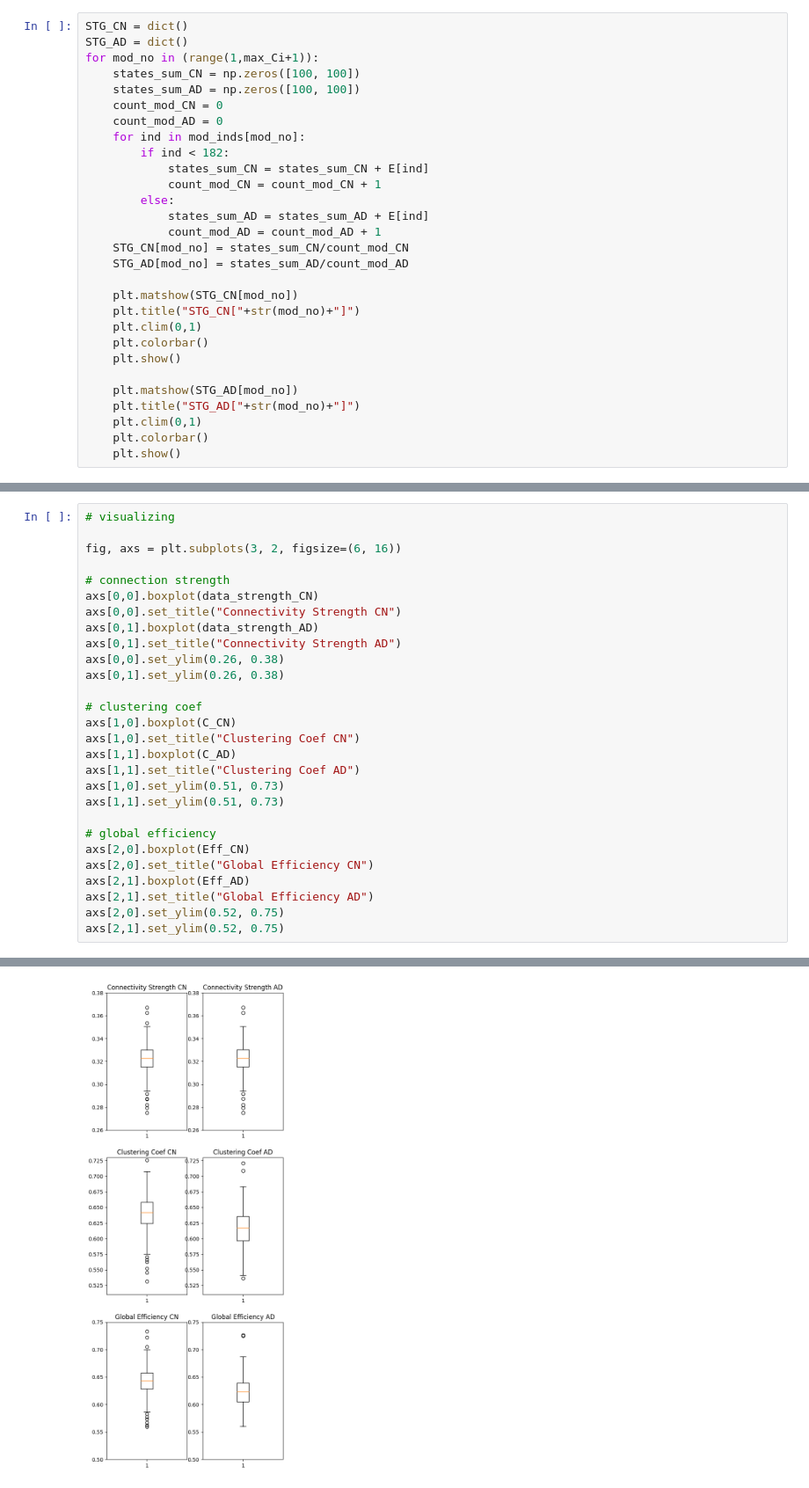
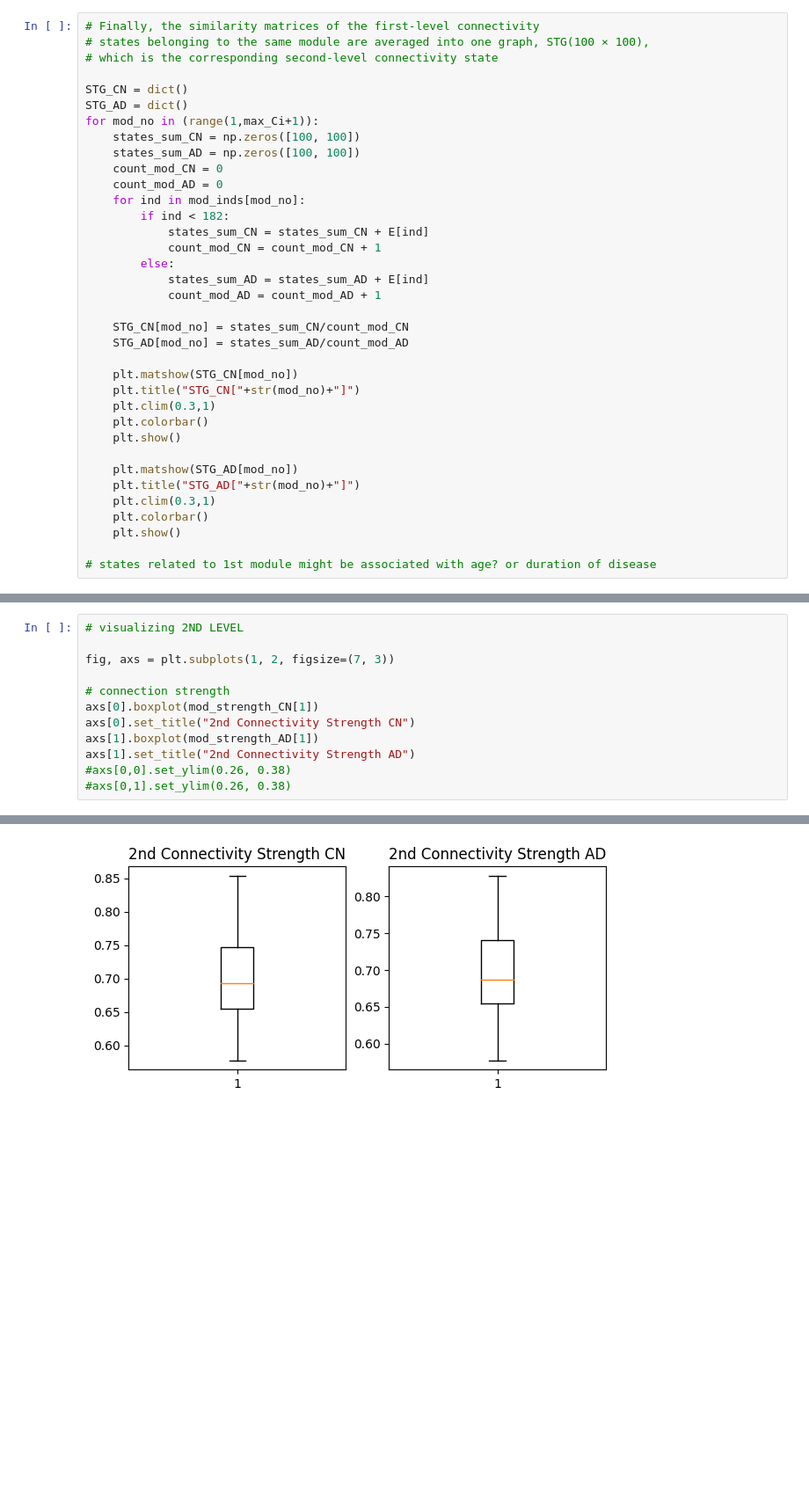
Before and after one commit to mar-le-ne/dFC, a Jupyter notebook: second_level_analysis.ipynb, the cells around one changed output, grey strips where cells are left out. Shown at 88% size. Cells and saved outputs as stored; diff of their text form; blank space fills up the shorter version.

```diff
--- a/second_level_analysis.ipynb
+++ b/second_level_analysis.ipynb
@@ -107,4 +126,8 @@ plt.show()
 # %%
+# Finally, the similarity matrices of the first-level connectivity
+# states belonging to the same module are averaged into one graph, STG(100 × 100),
+# which is the corresponding second-level connectivity state
+
 STG_CN = dict()
 STG_AD = dict()
 for mod_no in (range(1,max_Ci+1)):
@@ -119,18 +142,21 @@ for mod_no in (range(1,max_Ci+1)):
         else:
             states_sum_AD = states_sum_AD + E[ind]
             count_mod_AD = count_mod_AD + 1
+
     STG_CN[mod_no] = states_sum_CN/count_mod_CN
     STG_AD[mod_no] = states_sum_AD/count_mod_AD
 
     plt.matshow(STG_CN[mod_no])
     plt.title("STG_CN["+str(mod_no)+"]")
-    plt.clim(0,1)
+    plt.clim(0.3,1)
     plt.colorbar()
     plt.show()
 
     plt.matshow(STG_AD[mod_no])
     plt.title("STG_AD["+str(mod_no)+"]")
-    plt.clim(0,1)
+    plt.clim(0.3,1)
     plt.colorbar()
     plt.show()
+
+# states related to 1st module might be associated with age? or duration of disease
 # %% [output]
@@ -255,29 +347,13 @@ Eff_AD = pd.read_csv("./outputs/efficiency/first_level_states_Eff_AD.csv")
 # %%
-# visualizing
+# visualizing 2ND LEVEL
 
-fig, axs = plt.subplots(3, 2, figsize=(6, 16))
+fig, axs = plt.subplots(1, 2, figsize=(7, 3))
 
 # connection strength
-axs[0,0].boxplot(data_strength_CN)
-axs[0,0].set_title("Connectivity Strength CN")
-axs[0,1].boxplot(data_strength_AD)
-axs[0,1].set_title("Connectivity Strength AD")
-axs[0,0].set_ylim(0.26, 0.38)
-axs[0,1].set_ylim(0.26, 0.38)
-
-# clustering coef
-axs[1,0].boxplot(C_CN)
-axs[1,0].set_title("Clustering Coef CN")
-axs[1,1].boxplot(C_AD)
-axs[1,1].set_title("Clustering Coef AD")
-axs[1,0].set_ylim(0.51, 0.73)
-axs[1,1].set_ylim(0.51, 0.73)
-
-# global efficiency
-axs[2,0].boxplot(Eff_CN)
-axs[2,0].set_title("Global Efficiency CN")
-axs[2,1].boxplot(Eff_AD)
-axs[2,1].set_title("Global Efficiency AD")
-axs[2,0].set_ylim(0.52, 0.75)
-axs[2,1].set_ylim(0.52, 0.75)
+axs[0].boxplot(mod_strength_CN[1])
+axs[0].set_title("2nd Connectivity Strength CN")
+axs[1].boxplot(mod_strength_AD[1])
+axs[1].set_title("2nd Connectivity Strength AD")
+#axs[0,0].set_ylim(0.26, 0.38)
+#axs[0,1].set_ylim(0.26, 0.38)
 # %% [output]
@@ -285 +361 @@ axs[2,1].set_ylim(0.52, 0.75)
-[figure, old version]
+[figure, new version]
```
Also changed, not shown: parts of 17 cells of this notebook.
